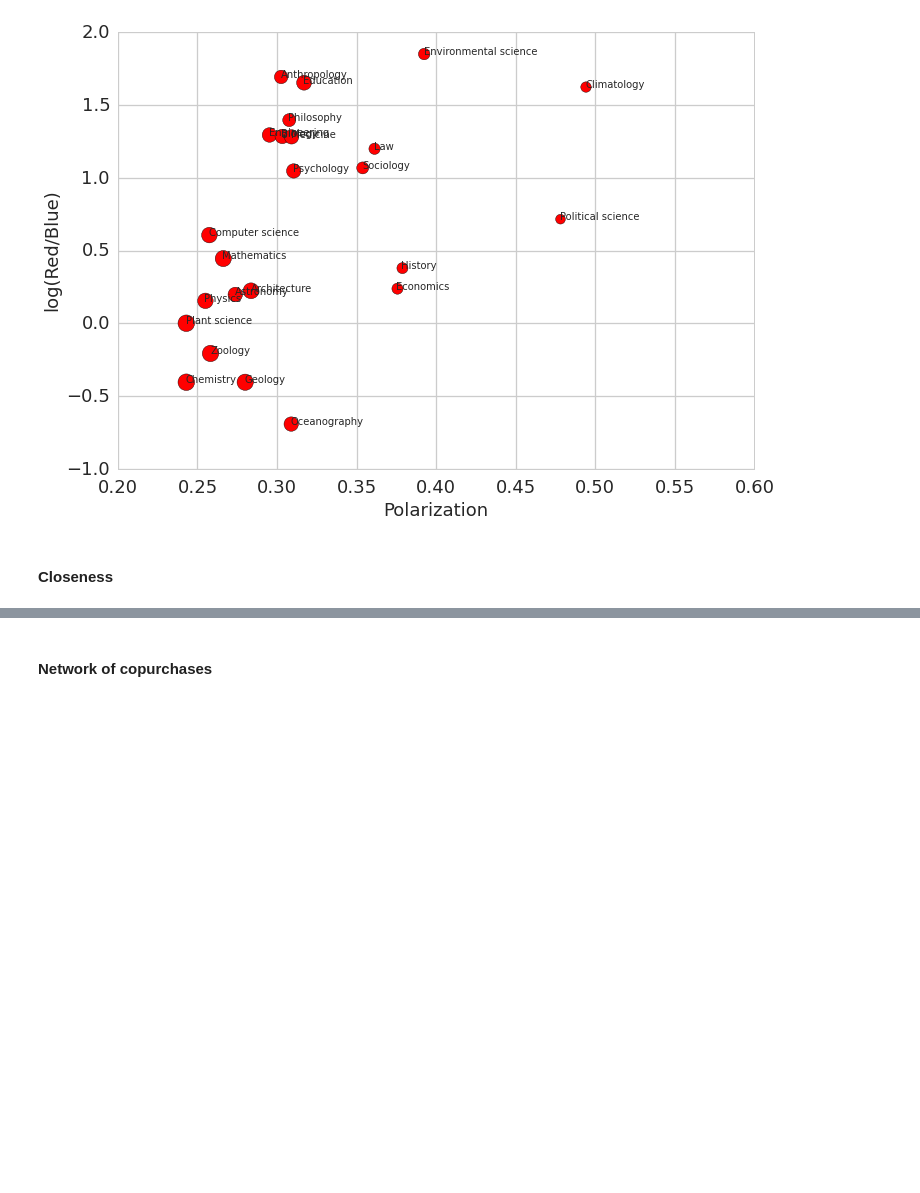
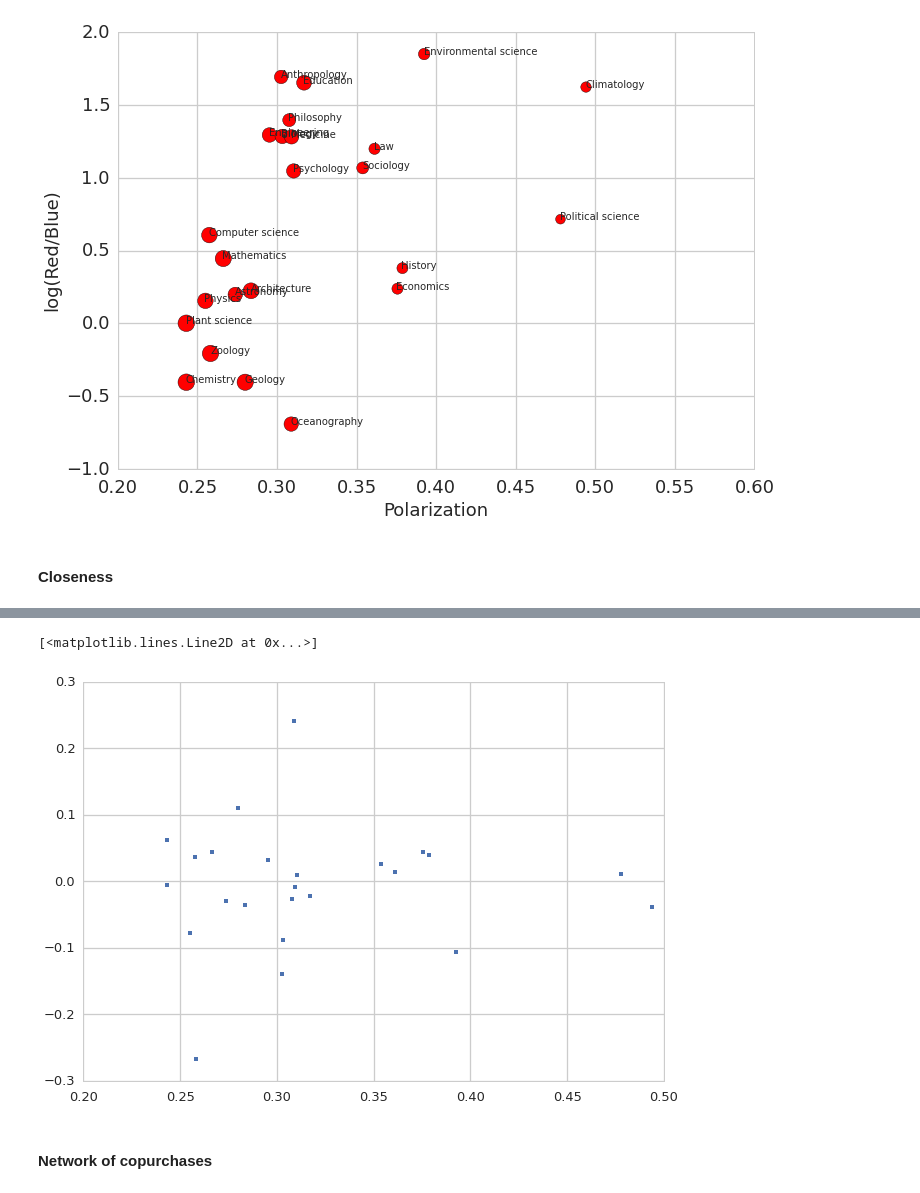
Before and after one commit to bill10/books, a Jupyter notebook: science.ipynb, the cells around one changed output, grey strips where cells are left out. Cells and saved outputs as stored; diff of their text form; code cells hidden in the pictures; blank space fills up the shorter version.

```diff
--- a/science.ipynb
+++ b/science.ipynb
@@ -865,3 +923,8 @@ stats.pearsonr(x,y)
+# %%
+plt.plot(comdf.polarization,np.log(comdf.red_centrality/comdf.blue_centrality),'.')
+# %% [output]
+[<matplotlib.lines.Line2D at 0x...>]
+[figure, added]
 # %% [markdown]
 #### Network of copurchases
 # %%
```
Also changed, not shown: parts of 10 cells of this notebook, 3 other files.
